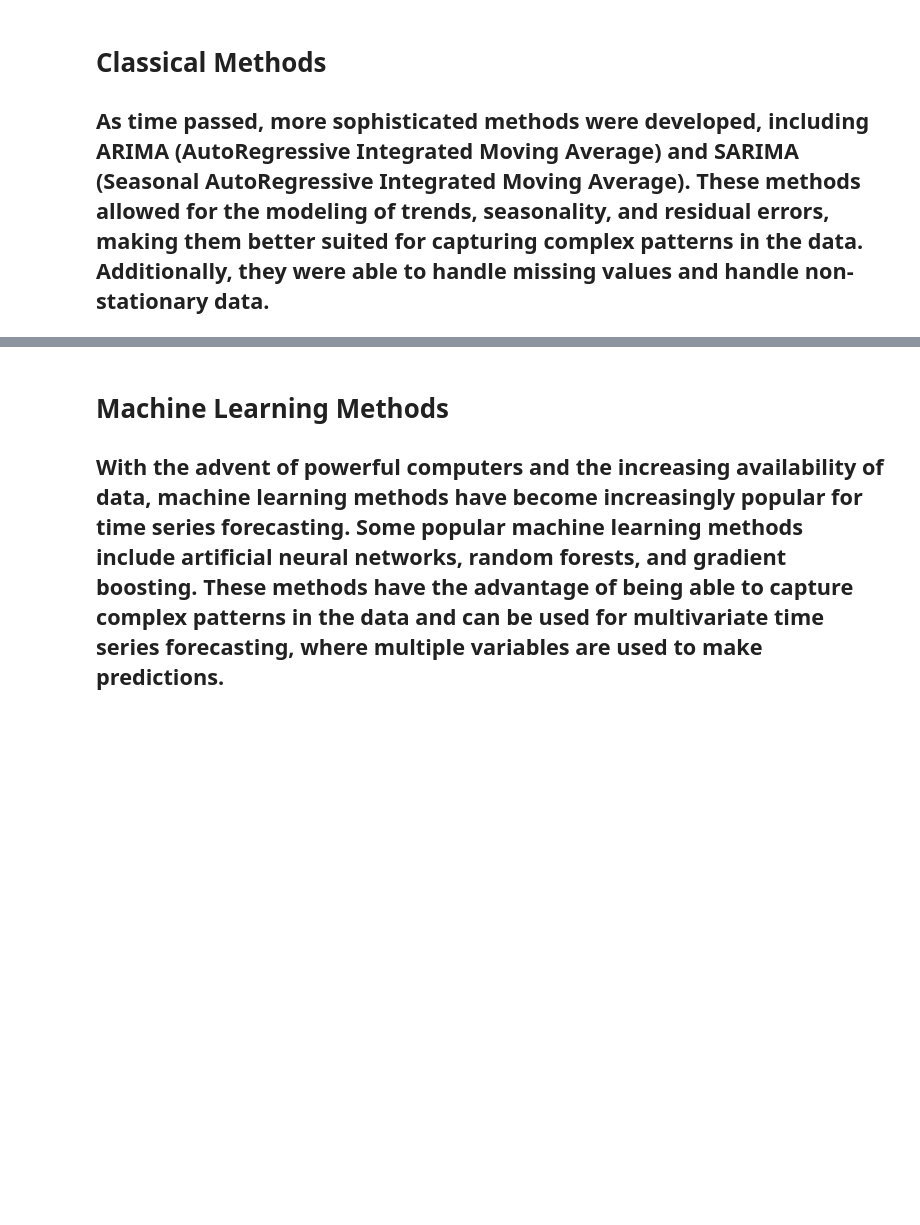
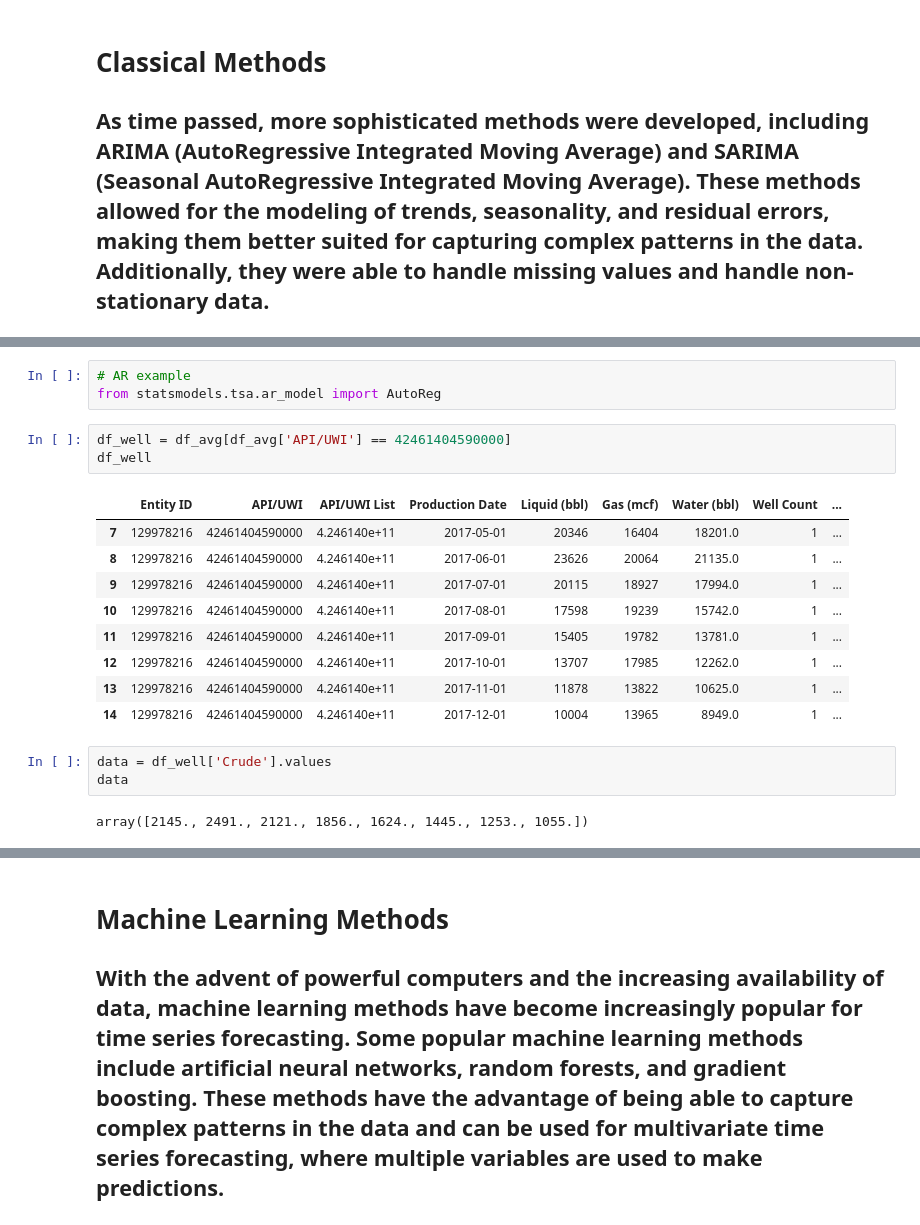
Before and after one commit to ManishRawat07/Tutorials, a Jupyter notebook: TimeSeriesML/TimeSeries_Overview.ipynb, the cells around one changed output, grey strips where cells are left out. Saved outputs shown, nothing was run; the diff lists cells and outputs as text; blank space fills up the shorter version.

```diff
--- a/TimeSeriesML/TimeSeries_Overview.ipynb
+++ b/TimeSeriesML/TimeSeries_Overview.ipynb
@@ -168,0 +177,21 @@ df_avg
+# %%
+# AR example
+from statsmodels.tsa.ar_model import AutoReg
+# %%
+df_well = df_avg[df_avg['API/UWI'] == 42461404590000]
+df_well
+# %% [output]
+|  | Entity ID | API/UWI | API/UWI List | Production Date | Liquid (bbl) | Gas (mcf) | Water (bbl) | Well Count | ... |
+| 7 | 129978216 | 42461404590000 | 4.246140e+11 | 2017-05-01 | 20346 | 16404 | 18201.0 | 1 | ... |
+| 8 | 129978216 | 42461404590000 | 4.246140e+11 | 2017-06-01 | 23626 | 20064 | 21135.0 | 1 | ... |
+| 9 | 129978216 | 42461404590000 | 4.246140e+11 | 2017-07-01 | 20115 | 18927 | 17994.0 | 1 | ... |
+| 10 | 129978216 | 42461404590000 | 4.246140e+11 | 2017-08-01 | 17598 | 19239 | 15742.0 | 1 | ... |
+| 11 | 129978216 | 42461404590000 | 4.246140e+11 | 2017-09-01 | 15405 | 19782 | 13781.0 | 1 | ... |
+| 12 | 129978216 | 42461404590000 | 4.246140e+11 | 2017-10-01 | 13707 | 17985 | 12262.0 | 1 | ... |
+| 13 | 129978216 | 42461404590000 | 4.246140e+11 | 2017-11-01 | 11878 | 13822 | 10625.0 | 1 | ... |
+| 14 | 129978216 | 42461404590000 | 4.246140e+11 | 2017-12-01 | 10004 | 13965 | 8949.0 | 1 | ... |
+# %%
+data = df_well['Crude'].values
+data
+# %% [output]
+array([2145., 2491., 2121., 1856., 1624., 1445., 1253., 1055.])
```
Also changed, not shown: parts of 34 cells of this notebook.
